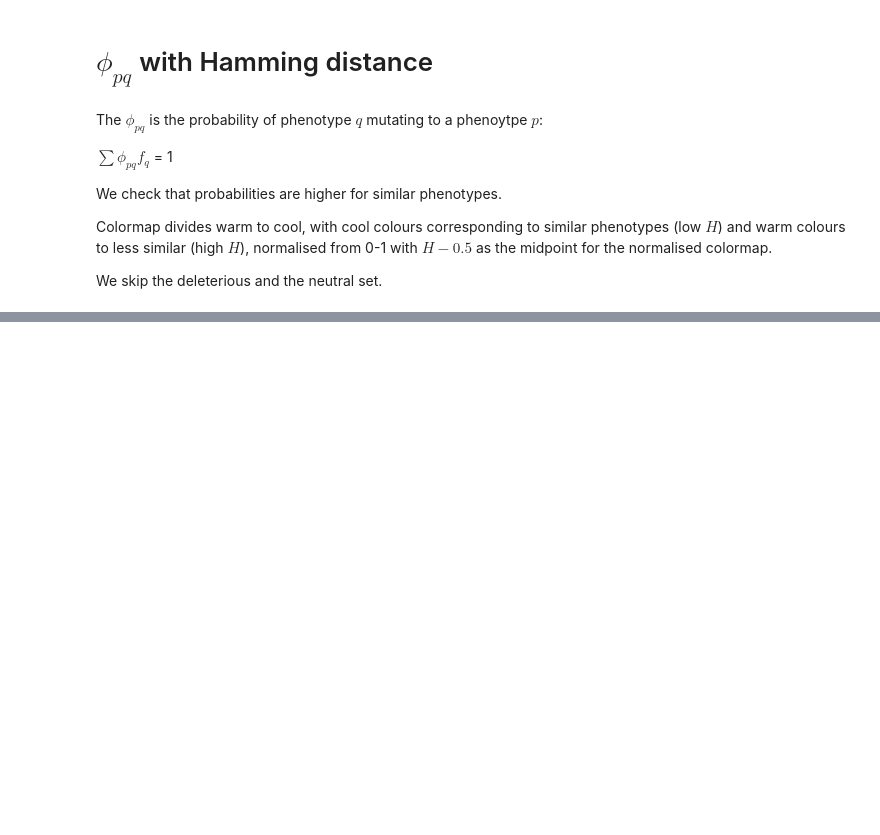
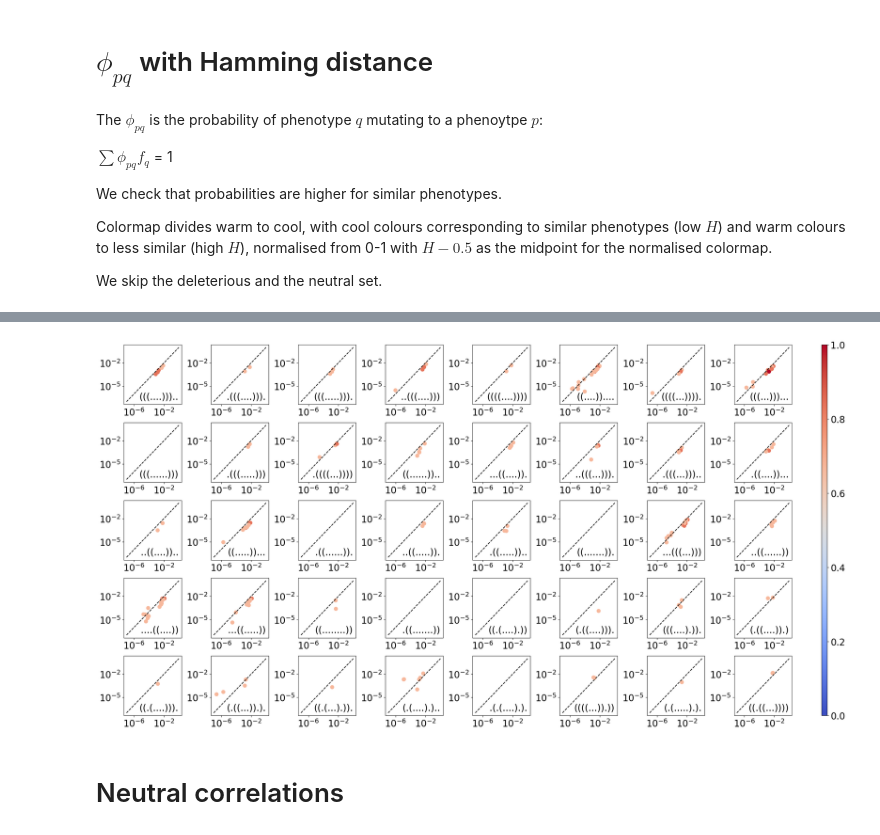
Before and after one commit to paulagrcg/phenodistance, a Jupyter notebook: plots/plotsnotebook.ipynb, the cells around one changed output, grey strips where cells are left out. Cells and saved outputs as stored; diff of their text form; code cells hidden in the pictures; blank space fills up the shorter version.

```diff
--- a/plots/plotsnotebook.ipynb
+++ b/plots/plotsnotebook.ipynb
@@ -153,0 +161,78 @@ plt.show()
+# %%
+import matplotlib.pyplot as plt
+import matplotlib.colors as mcolors
+import numpy as np
+import sys
+from matplotlib.gridspec import GridSpec
+sys.path.append('/home/pg520/phenodistance')
+from main.functions.structurefunctions import hamming
+
+class MidpointNormalize(mcolors.Normalize):
+    def __init__(self, vmin=None, vmax=None, midpoint=0.5, clip=False):
+        self.midpoint = midpoint
+        super().__init__(vmin, vmax, clip)
+
+    def __call__(self, value, clip=None):
+        # Normalize the values
+        result, is_scalar = self.process_value(value)
+        vmin, vmax, midpoint = self.vmin, self.vmax, self.midpoint
+
+        # Shift the values to the range [0, 1]
+        result = np.ma.masked_array((result - vmin) / (vmax - vmin))
+        result = np.ma.masked_array(np.interp(result, [0, midpoint, 1], [0, 0.5, 1]))
+
+        if is_scalar:
+            result = result[0]
+        return result
+
+# Create a grid layout with space for the colorbar
+fig = plt.figure(figsize=(24, 12))
+gs = GridSpec(5, 9, figure=fig, width_ratios=[1, 1, 1, 1, 1, 1, 1, 1, 0.1])
+
+plt.rcParams['axes.labelsize'] = 5
+plt.rcParams['axes.titlesize'] = 5
+cmap = plt.get_cmap('coolwarm')  # Get the colormap
+norm = MidpointNormalize(vmin=0, vmax=1, midpoint=0.5)  # Use custom normalization
+
+axs = [fig.add_subplot(gs[i, j]) for i in range(5) for j in range(8)]
+
+for i, ax in enumerate(axs):
+    if i < len(phipq):
+        key = list(sort_neutralsets.keys())[i+1]
+        qitems = phipq[key]
+        listphipq = []
+        listhamming = []
+        listfreq = []
+
+        for q, phi in qitems.items():
+            if q == '.'*L or q == key:  # Skip the neutral set and the del sequence
+                continue
+            hammingpq = hamming(key, q)
+            if hammingpq > 0.5:
+                listphipq.append(phi)
+                listhamming.append(hamming(key, q))
+                listfreq.append(neutralsets[q+'\n'] / K**L)
+
+        scatter = ax.scatter(listfreq, listphipq, s=60, c=listhamming, cmap=cmap, norm=norm, alpha=1)  # Use the colormap to determine the color
+
+        ax.plot([1e-7, 1], [1e-7, 1], color='black', linestyle='--')
+        ax.set_xscale("log")
+        ax.set_yscale('log')
+        ax.set_xticks([1e-6, 1e-2])
+        ax.text(0.95, 0.05, key, horizontalalignment='right', verticalalignment='bottom', transform=ax.transAxes, fontsize=20)
+        ax.tick_params(axis='both', which='major', labelsize=20)  # Set tick label size
+
+# Add a colorbar for the entire figure on the side
+cbar_ax = fig.add_subplot(gs[:, -1])  # Create an axis for the colorbar
+cbar = fig.colorbar(scatter, cax=cbar_ax, orientation='vertical')
+cbar.set_label('')
+cbar.ax.tick_params(labelsize=20)
+
+plt.tight_layout(rect=[0, 0, 0.95, 1])  # Adjust layout to make space for the colorbar
+plt.savefig("phipqlargeH.png", bbox_inches='tight')
+plt.savefig("phipqlargeH.eps", bbox_inches='tight')
+plt.show()
+# %% [output]
+[figure, added]
+# %% [markdown]
+# Neutral correlations
```
Also changed, not shown: parts of 6 cells of this notebook, 4 other files.
